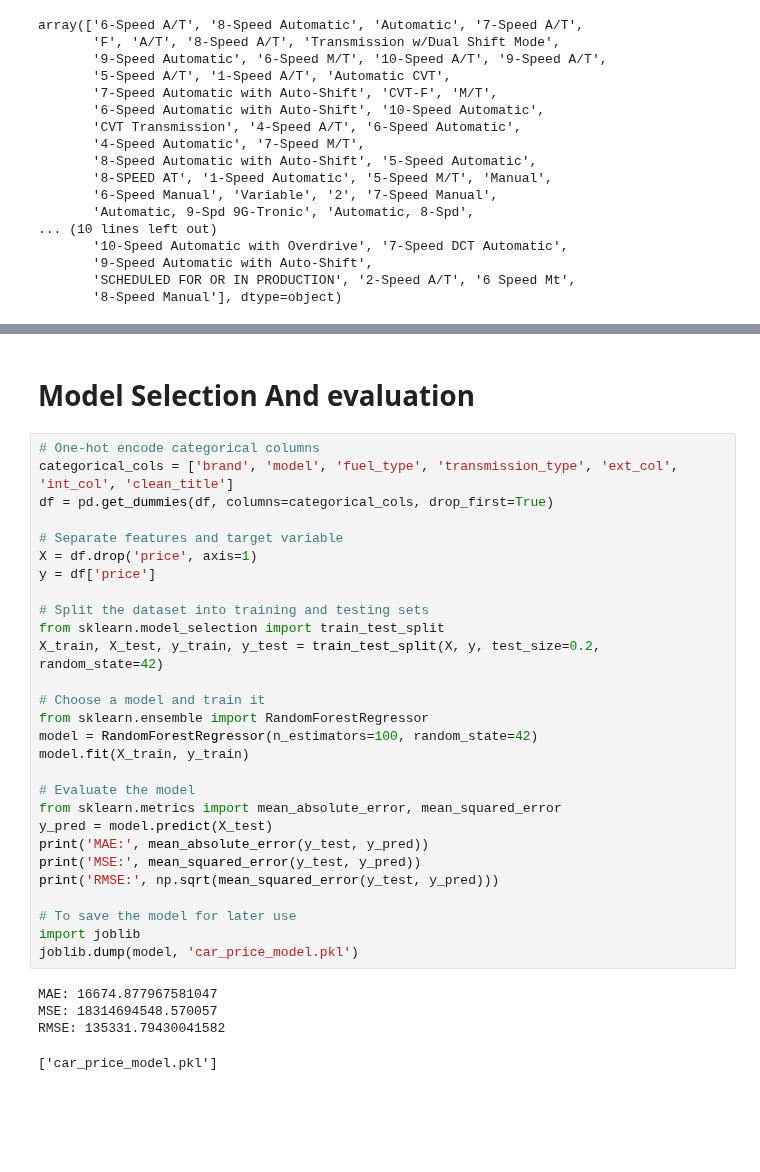
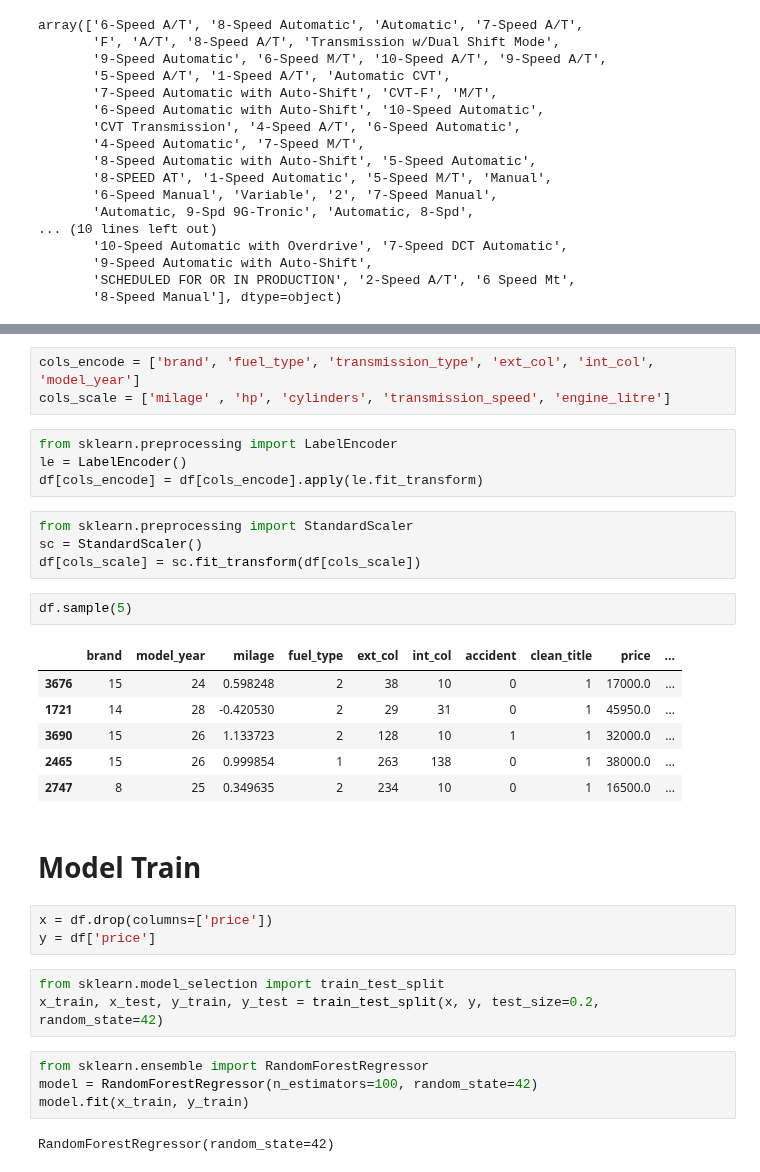
Before and after one commit to S1XTUS/KaggleXFellowShip-Used-Car-Price, a Jupyter notebook: Notebook-Used_Car.ipynb, the cells around one changed output, grey strips where cells are left out. Drawn from its saved outputs; the diff is of its cells as text; blank space fills up the shorter version.

```diff
--- a/Notebook-Used_Car.ipynb
+++ b/Notebook-Used_Car.ipynb
@@ -349,35 +402,34 @@ memory usage: 469.9+ KB
+# %%
+cols_encode = ['brand', 'fuel_type', 'transmission_type', 'ext_col', 'int_col', 'model_year']
+cols_scale = ['milage' , 'hp', 'cylinders', 'transmission_speed', 'engine_litre']
+# %%
+from sklearn.preprocessing import LabelEncoder
+le = LabelEncoder()
+df[cols_encode] = df[cols_encode].apply(le.fit_transform)
+# %%
+from sklearn.preprocessing import StandardScaler
+sc = StandardScaler()
+df[cols_scale] = sc.fit_transform(df[cols_scale])
+# %%
+df.sample(5)
+# %% [output]
+|  | brand | model_year | milage | fuel_type | ext_col | int_col | accident | clean_title | price | ... |
+| 3676 | 15 | 24 | 0.598248 | 2 | 38 | 10 | 0 | 1 | 17000.0 | ... |
+| 1721 | 14 | 28 | -0.420530 | 2 | 29 | 31 | 0 | 1 | 45950.0 | ... |
+| 3690 | 15 | 26 | 1.133723 | 2 | 128 | 10 | 1 | 1 | 32000.0 | ... |
+| 2465 | 15 | 26 | 0.999854 | 1 | 263 | 138 | 0 | 1 | 38000.0 | ... |
+| 2747 | 8 | 25 | 0.349635 | 2 | 234 | 10 | 0 | 1 | 16500.0 | ... |
 # %% [markdown]
-# Model Selection And evaluation
+# Model Train
-# %%
-# One-hot encode categorical columns
-categorical_cols = ['brand', 'model', 'fuel_type', 'transmission_type', 'ext_col', 'int_col', 'clean_title']
-df = pd.get_dummies(df, columns=categorical_cols, drop_first=True)
-
-# Separate features and target variable
-X = df.drop('price', axis=1)
-y = df['price']
-
-# Split the dataset into training and testing sets
-from sklearn.model_selection import train_test_split
-X_train, X_test, y_train, y_test = train_test_split(X, y, test_size=0.2, random_state=42)
-
-# Choose a model and train it
-from sklearn.ensemble import RandomForestRegressor
-model = RandomForestRegressor(n_estimators=100, random_state=42)
-model.fit(X_train, y_train)
-
-# Evaluate the model
-from sklearn.metrics import mean_absolute_error, mean_squared_error
-y_pred = model.predict(X_test)
-print('MAE:', mean_absolute_error(y_test, y_pred))
-print('MSE:', mean_squared_error(y_test, y_pred))
-print('RMSE:', np.sqrt(mean_squared_error(y_test, y_pred)))
-
-# To save the model for later use
-import joblib
-joblib.dump(model, 'car_price_model.pkl')
-# %% [output]
-MAE: 16674.877967581047
-MSE: 18314694548.570057
-RMSE: 135331.79430041582
-['car_price_model.pkl']
+# %%
+x = df.drop(columns=['price'])
+y = df['price']
+# %%
+from sklearn.model_selection import train_test_split
+x_train, x_test, y_train, y_test = train_test_split(x, y, test_size=0.2, random_state=42)
+# %%
+from sklearn.ensemble import RandomForestRegressor
+model = RandomForestRegressor(n_estimators=100, random_state=42)
+model.fit(x_train, y_train)
+# %% [output]
+RandomForestRegressor(random_state=42)
```
Also changed, not shown: parts of 31 cells of this notebook.
